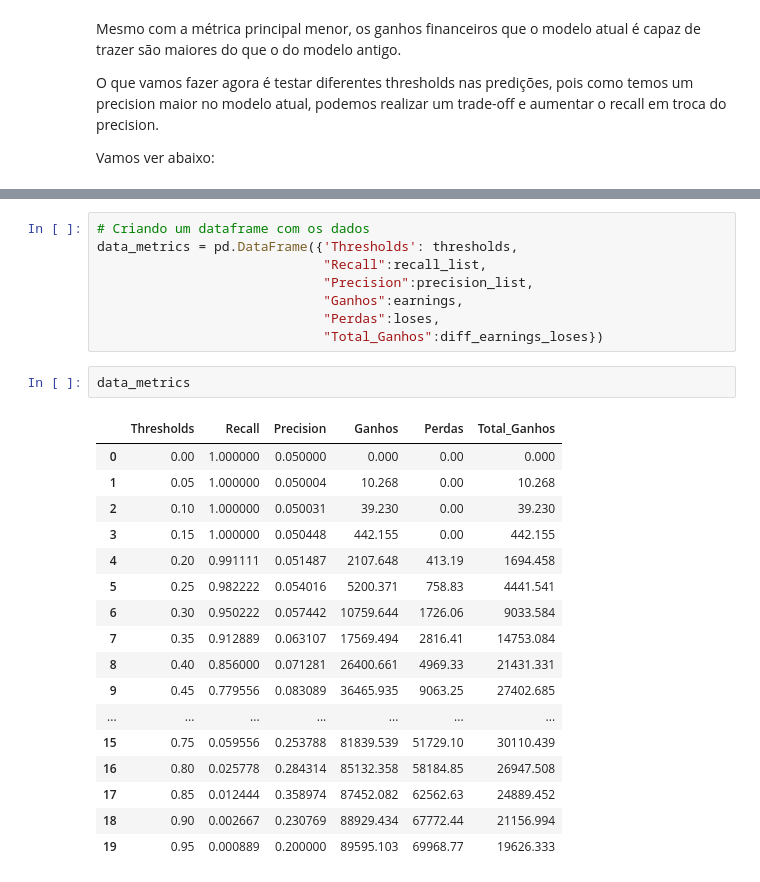
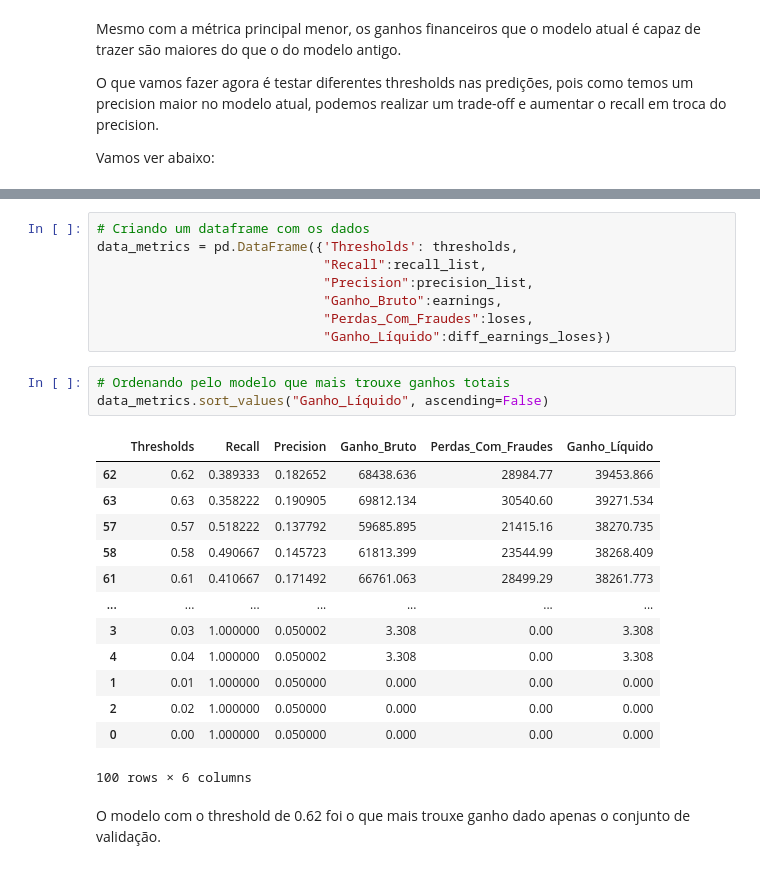
Before and after one commit to dnsrsdata/preditor_fraude, a Jupyter notebook: notebooks/model_experimentation.ipynb, the cells around one changed output, grey strips where cells are left out. Saved outputs shown, nothing was run; the diff lists cells and outputs as text.

```diff
--- a/notebooks/model_experimentation.ipynb
+++ b/notebooks/model_experimentation.ipynb
@@ -664,26 +664,26 @@ plt.show()
 data_metrics = pd.DataFrame({'Thresholds': thresholds,
                              "Recall":recall_list,
                              "Precision":precision_list,
-                             "Ganhos":earnings,
-                             "Perdas":loses,
-                             "Total_Ganhos":diff_earnings_loses})
+                             "Ganho_Bruto":earnings,
+                             "Perdas_Com_Fraudes":loses,
+                             "Ganho_Líquido":diff_earnings_loses})
-# %%
-data_metrics
-# %% [output]
-|  | Thresholds | Recall | Precision | Ganhos | Perdas | Total_Ganhos |
-| 0 | 0.00 | 1.000000 | 0.050000 | 0.000 | 0.00 | 0.000 |
-| 1 | 0.05 | 1.000000 | 0.050004 | 10.268 | 0.00 | 10.268 |
-| 2 | 0.10 | 1.000000 | 0.050031 | 39.230 | 0.00 | 39.230 |
-| 3 | 0.15 | 1.000000 | 0.050448 | 442.155 | 0.00 | 442.155 |
-| 4 | 0.20 | 0.991111 | 0.051487 | 2107.648 | 413.19 | 1694.458 |
-| 5 | 0.25 | 0.982222 | 0.054016 | 5200.371 | 758.83 | 4441.541 |
-| 6 | 0.30 | 0.950222 | 0.057442 | 10759.644 | 1726.06 | 9033.584 |
-| 7 | 0.35 | 0.912889 | 0.063107 | 17569.494 | 2816.41 | 14753.084 |
-| 8 | 0.40 | 0.856000 | 0.071281 | 26400.661 | 4969.33 | 21431.331 |
-| 9 | 0.45 | 0.779556 | 0.083089 | 36465.935 | 9063.25 | 27402.685 |
-| ... | ... | ... | ... | ... | ... | ... |
-| 15 | 0.75 | 0.059556 | 0.253788 | 81839.539 | 51729.10 | 30110.439 |
-| 16 | 0.80 | 0.025778 | 0.284314 | 85132.358 | 58184.85 | 26947.508 |
-| 17 | 0.85 | 0.012444 | 0.358974 | 87452.082 | 62562.63 | 24889.452 |
-| 18 | 0.90 | 0.002667 | 0.230769 | 88929.434 | 67772.44 | 21156.994 |
-| 19 | 0.95 | 0.000889 | 0.200000 | 89595.103 | 69968.77 | 19626.333 |
+# %%
+# Ordenando pelo modelo que mais trouxe ganhos totais
+data_metrics.sort_values("Ganho_Líquido", ascending=False)
+# %% [output]
+|  | Thresholds | Recall | Precision | Ganho_Bruto | Perdas_Com_Fraudes | Ganho_Líquido |
+| 62 | 0.62 | 0.389333 | 0.182652 | 68438.636 | 28984.77 | 39453.866 |
+| 63 | 0.63 | 0.358222 | 0.190905 | 69812.134 | 30540.60 | 39271.534 |
+| 57 | 0.57 | 0.518222 | 0.137792 | 59685.895 | 21415.16 | 38270.735 |
+| 58 | 0.58 | 0.490667 | 0.145723 | 61813.399 | 23544.99 | 38268.409 |
+| 61 | 0.61 | 0.410667 | 0.171492 | 66761.063 | 28499.29 | 38261.773 |
+| ... | ... | ... | ... | ... | ... | ... |
+| 3 | 0.03 | 1.000000 | 0.050002 | 3.308 | 0.00 | 3.308 |
+| 4 | 0.04 | 1.000000 | 0.050002 | 3.308 | 0.00 | 3.308 |
+| 1 | 0.01 | 1.000000 | 0.050000 | 0.000 | 0.00 | 0.000 |
+| 2 | 0.02 | 1.000000 | 0.050000 | 0.000 | 0.00 | 0.000 |
+| 0 | 0.00 | 1.000000 | 0.050000 | 0.000 | 0.00 | 0.000 |
+100 rows × 6 columns
+# %% [markdown]
+O modelo com o threshold de 0.62 foi o que mais trouxe ganho dado apenas o conjunto
+de validação.
```
Also changed, not shown: parts of 1 cell of this notebook.
